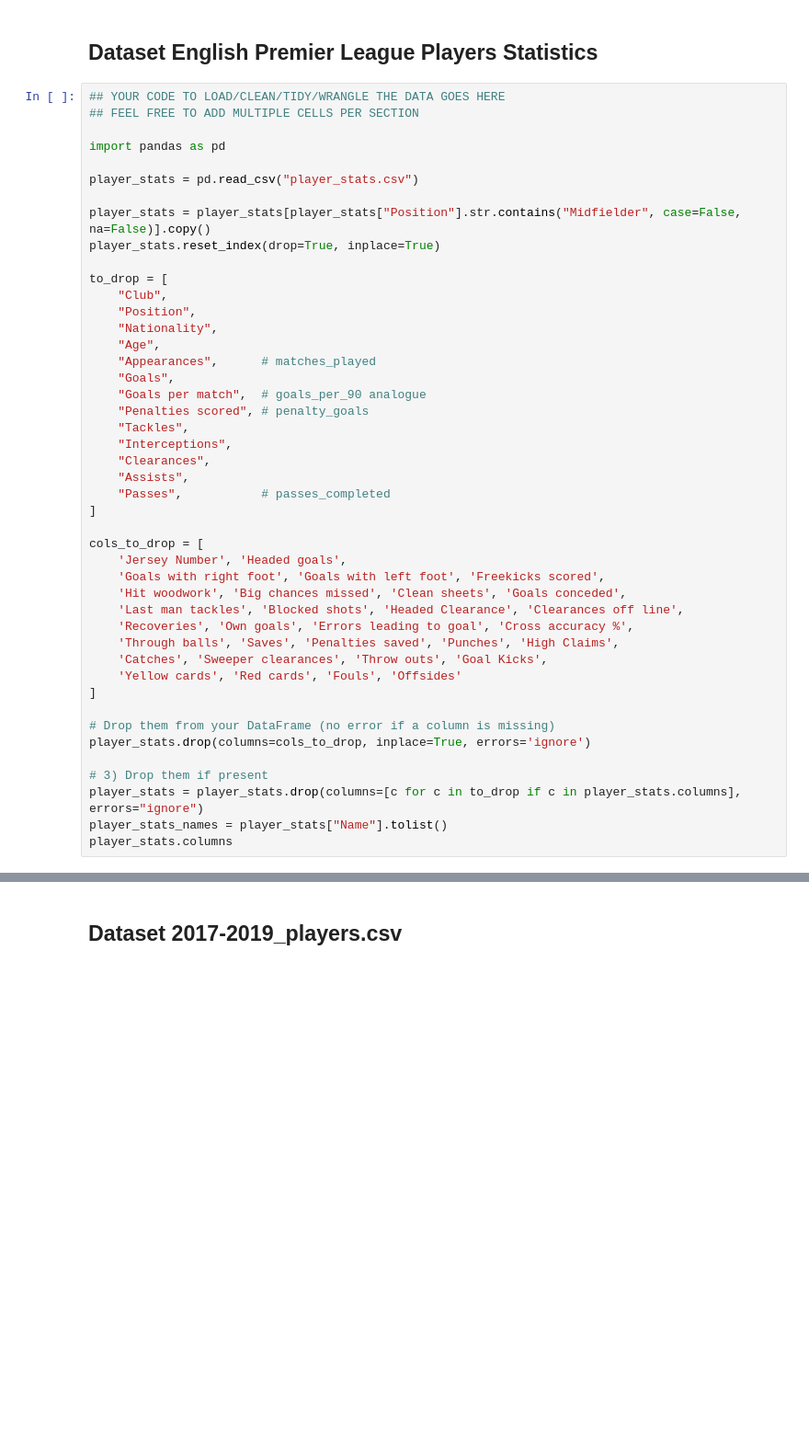
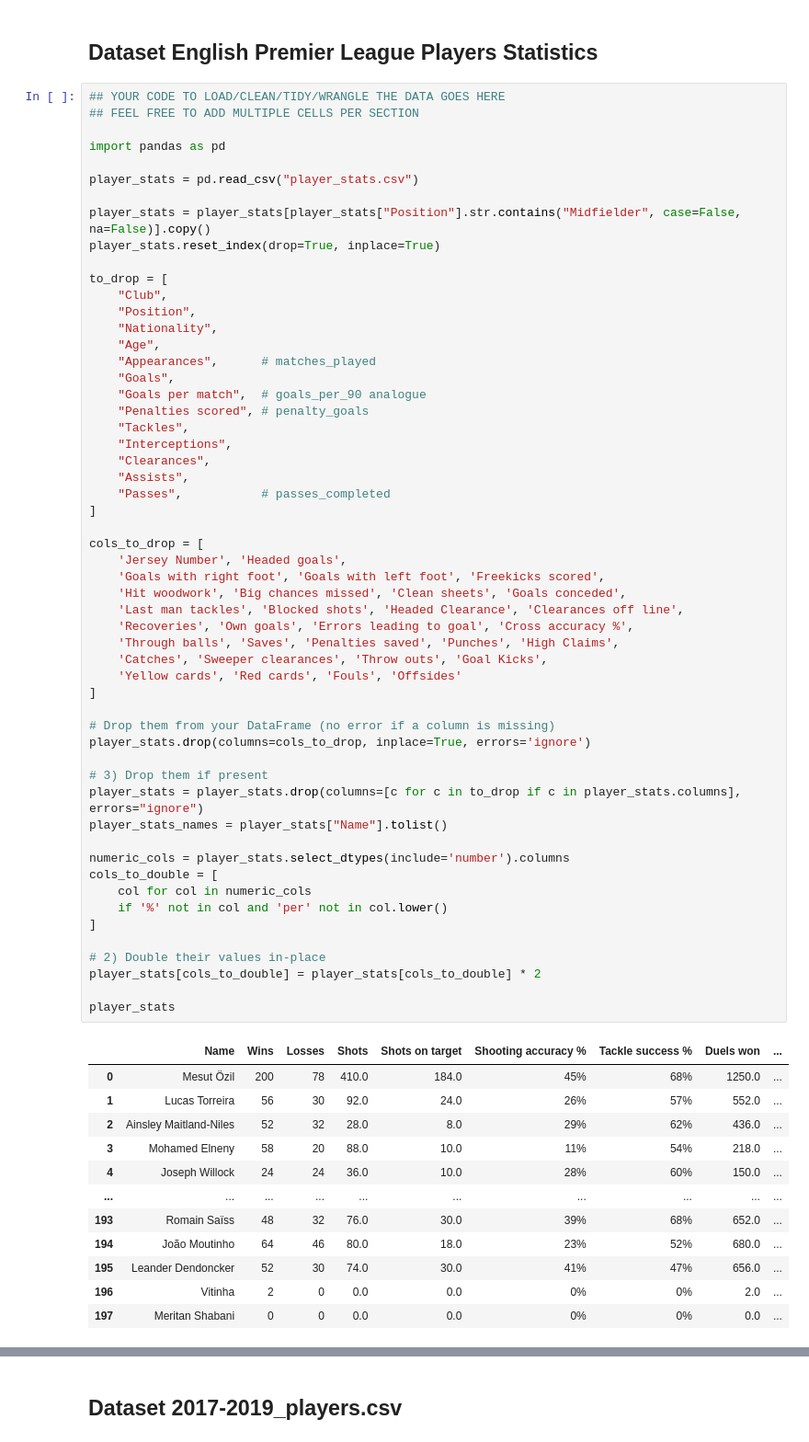
Before and after one commit to karsan377/EPL-Midfielder-Value, a Jupyter notebook: DataCheckpoint_Group110_SP25.ipynb, the cells around one changed output, grey strips where cells are left out. Shown at 92% size. Cells and saved outputs as stored; diff of their text form; blank space fills up the shorter version.

```diff
--- a/DataCheckpoint_Group110_SP25.ipynb
+++ b/DataCheckpoint_Group110_SP25.ipynb
@@ -83,31 +83,53 @@ to_drop = [
     "Age",
     "Appearances",      # matches_played
     "Goals",
     "Goals per match",  # goals_per_90 analogue
     "Penalties scored", # penalty_goals
     "Tackles",
     "Interceptions",
     "Clearances",
     "Assists",
     "Passes",           # passes_completed
 ]
 
 cols_to_drop = [
     'Jersey Number', 'Headed goals',
     'Goals with right foot', 'Goals with left foot', 'Freekicks scored',
     'Hit woodwork', 'Big chances missed', 'Clean sheets', 'Goals conceded',
     'Last man tackles', 'Blocked shots', 'Headed Clearance', 'Clearances off line',
     'Recoveries', 'Own goals', 'Errors leading to goal', 'Cross accuracy %',
     'Through balls', 'Saves', 'Penalties saved', 'Punches', 'High Claims',
     'Catches', 'Sweeper clearances', 'Throw outs', 'Goal Kicks',
     'Yellow cards', 'Red cards', 'Fouls', 'Offsides'
 ]
 
 # Drop them from your DataFrame (no error if a column is missing)
 player_stats.drop(columns=cols_to_drop, inplace=True, errors='ignore')
 
 # 3) Drop them if present
 player_stats = player_stats.drop(columns=[c for c in to_drop if c in player_stats.columns], errors="ignore")
 player_stats_names = player_stats["Name"].tolist()
-player_stats.columns
+
+numeric_cols = player_stats.select_dtypes(include='number').columns
+cols_to_double = [
+    col for col in numeric_cols
+    if '%' not in col and 'per' not in col.lower()
+]
+
+# 2) Double their values in-place
+player_stats[cols_to_double] = player_stats[cols_to_double] * 2
+
+player_stats
 # %% [output]
+|  | Name | Wins | Losses | Shots | Shots on target | Shooting accuracy % | Tackle success % | Duels won | ... |
+| 0 | Mesut Özil | 200 | 78 | 410.0 | 184.0 | 45% | 68% | 1250.0 | ... |
+| 1 | Lucas Torreira | 56 | 30 | 92.0 | 24.0 | 26% | 57% | 552.0 | ... |
+| 2 | Ainsley Maitland-Niles | 52 | 32 | 28.0 | 8.0 | 29% | 62% | 436.0 | ... |
+| 3 | Mohamed Elneny | 58 | 20 | 88.0 | 10.0 | 11% | 54% | 218.0 | ... |
+| 4 | Joseph Willock | 24 | 24 | 36.0 | 10.0 | 28% | 60% | 150.0 | ... |
+| ... | ... | ... | ... | ... | ... | ... | ... | ... | ... |
+| 193 | Romain Saïss | 48 | 32 | 76.0 | 30.0 | 39% | 68% | 652.0 | ... |
+| 194 | João Moutinho | 64 | 46 | 80.0 | 18.0 | 23% | 52% | 680.0 | ... |
+| 195 | Leander Dendoncker | 52 | 30 | 74.0 | 30.0 | 41% | 47% | 656.0 | ... |
+| 196 | Vitinha | 2 | 0 | 0.0 | 0.0 | 0% | 0% | 2.0 | ... |
+| 197 | Meritan Shabani | 0 | 0 | 0.0 | 0.0 | 0% | 0% | 0.0 | ... |
```
Also changed, not shown: parts of 2 cells of this notebook.
